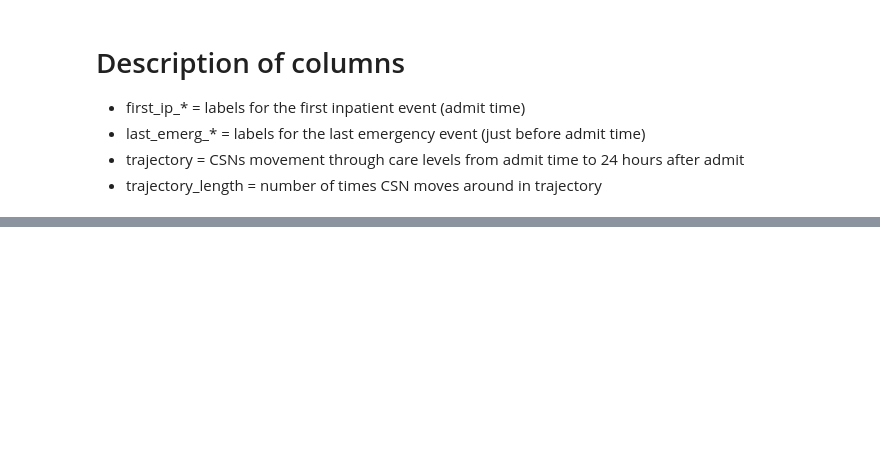
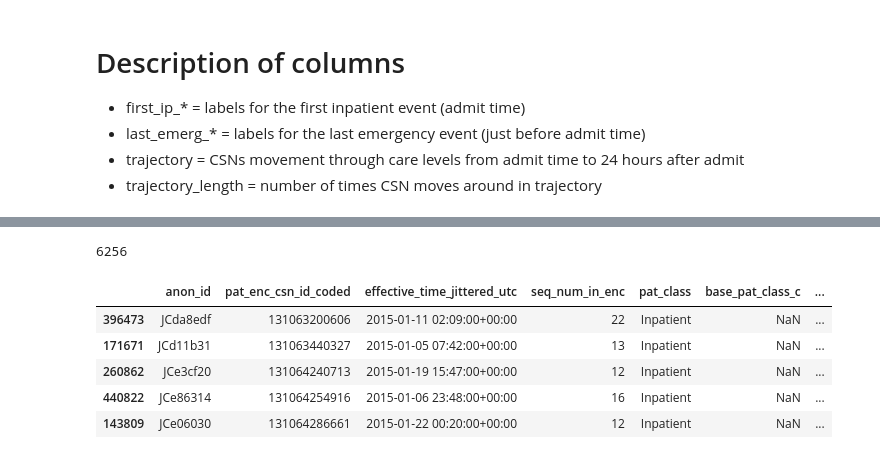
Before and after one commit to Minh084/TDA, a Jupyter notebook: 5_results_analysis/5.2_error_analysis.ipynb, the cells around one changed output, grey strips where cells are left out. Cells and saved outputs as stored; diff of their text form; code cells hidden in the pictures; blank space fills up the shorter version.

```diff
--- a/5_results_analysis/5.2_error_analysis.ipynb
+++ b/5_results_analysis/5.2_error_analysis.ipynb
@@ -754,0 +851,17 @@ ip_emerg_traj.to_csv(savefile)
+# %%
+# only keep events that are not the first inpatient event
+not_first = change_care[~change_care.first_ip]
+not_first.head()
+print(not_first.pat_enc_csn_id_coded.nunique())
+
+# keep the first event for each csn
+first_switch = not_first.sort_values(['pat_enc_csn_id_coded', 'seq_num_in_enc']).groupby('pat_enc_csn_id_coded').head(1)
+first_switch.head()
+# %% [output]
+6256
+|  | anon_id | pat_enc_csn_id_coded | effective_time_jittered_utc | seq_num_in_enc | pat_class | base_pat_class_c | ... |
+| 396473 | JCda8edf | 131063200606 | 2015-01-11 02:09:00+00:00 | 22 | Inpatient | NaN | ... |
+| 171671 | JCd11b31 | 131063440327 | 2015-01-05 07:42:00+00:00 | 13 | Inpatient | NaN | ... |
+| 260862 | JCe3cf20 | 131064240713 | 2015-01-19 15:47:00+00:00 | 12 | Inpatient | NaN | ... |
+| 440822 | JCe86314 | 131064254916 | 2015-01-06 23:48:00+00:00 | 16 | Inpatient | NaN | ... |
+| 143809 | JCe06030 | 131064286661 | 2015-01-22 00:20:00+00:00 | 12 | Inpatient | NaN | ... |
```
Also changed, not shown: parts of 19 cells of this notebook, 1 other file.
